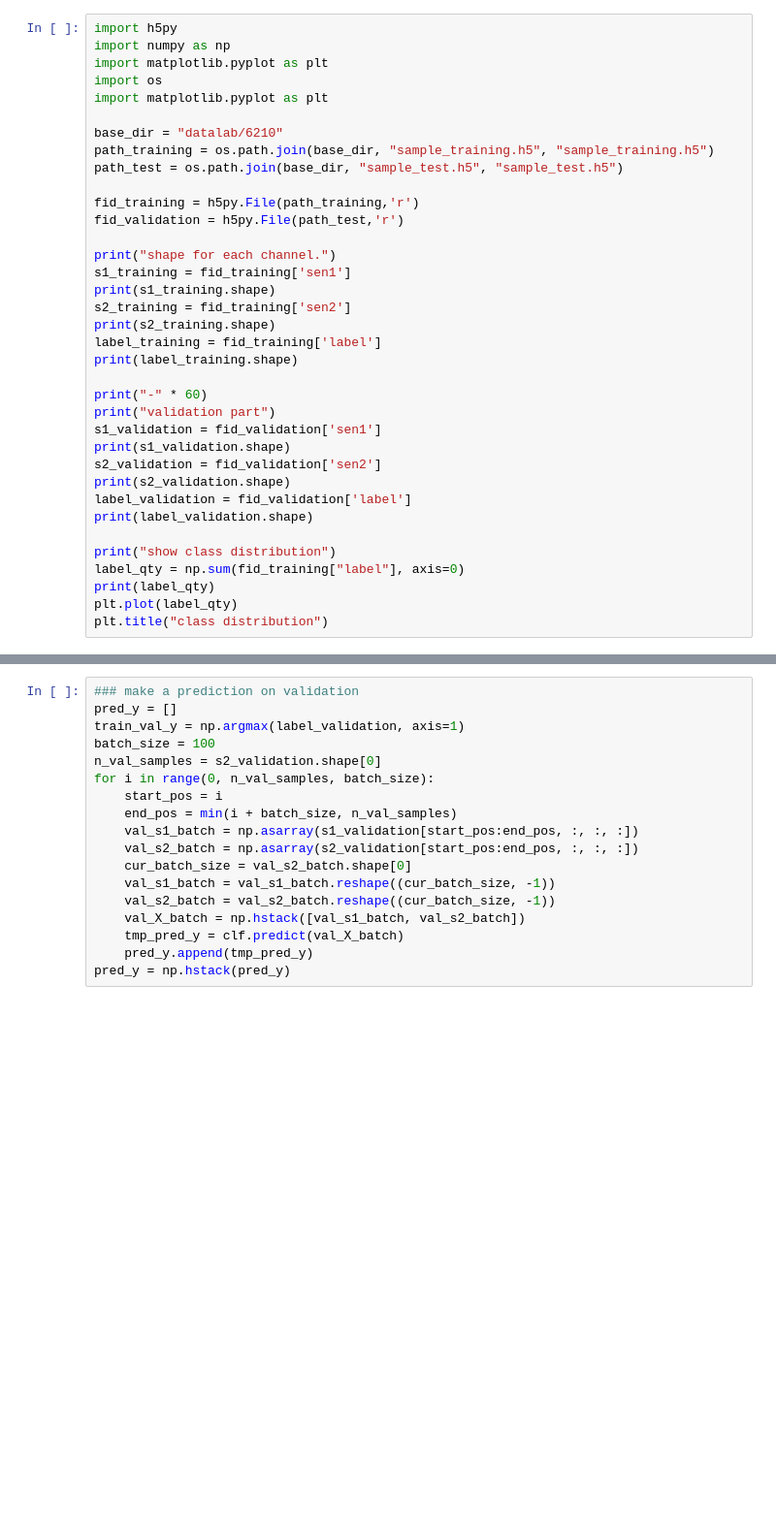
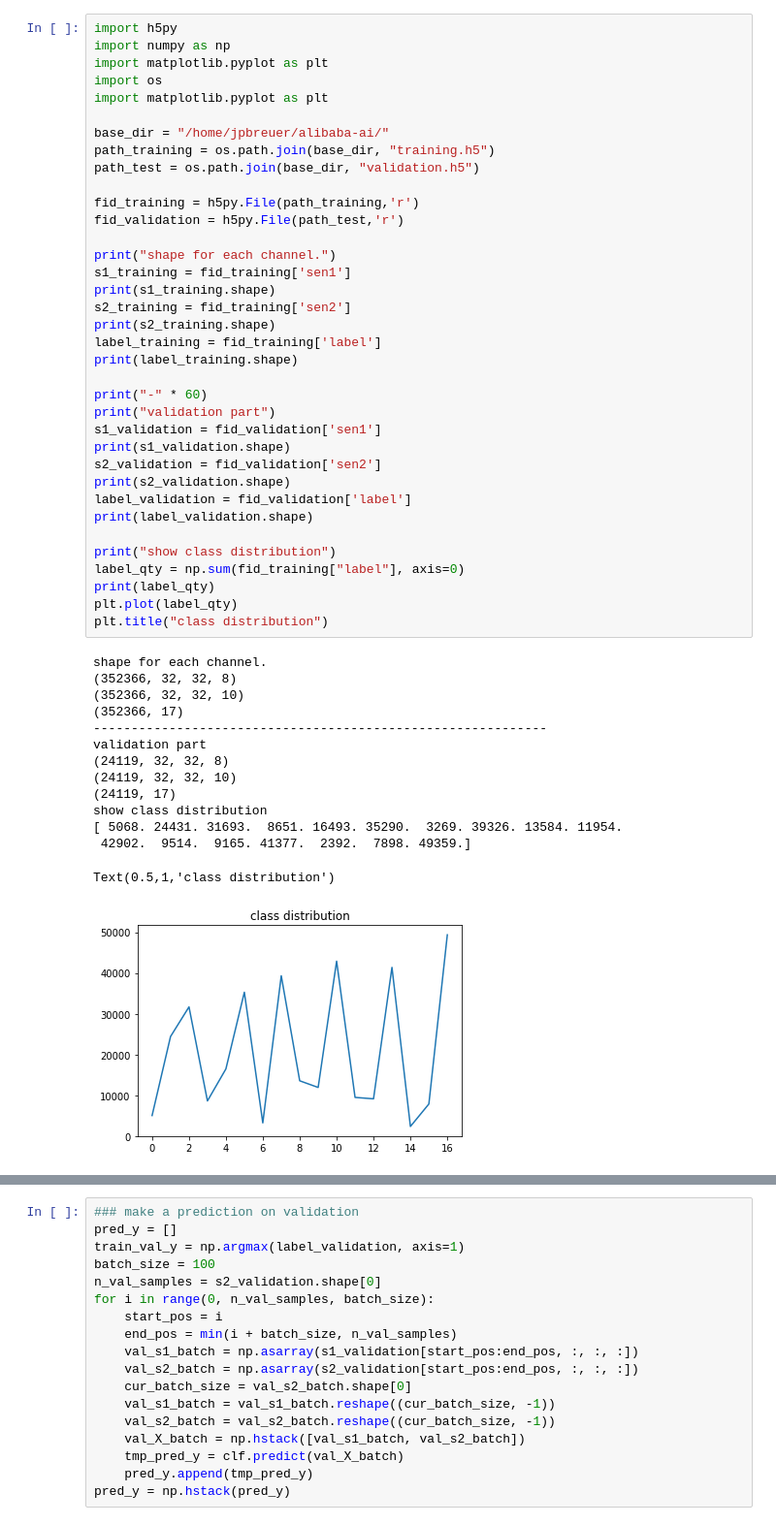
Before and after one commit to jpbreuer/sentinel-classification, a Jupyter notebook: Data-Exploration.ipynb, the cells around one changed output, grey strips where cells are left out. Shown: that part at 97% size. Saved outputs shown, nothing was run; the diff lists cells and outputs as text; blank space fills up the shorter version.

```diff
--- a/Data-Exploration.ipynb
+++ b/Data-Exploration.ipynb
@@ -4,36 +4,51 @@ import numpy as np
 import matplotlib.pyplot as plt
 import os
 import matplotlib.pyplot as plt
 
-base_dir = "datalab/6210"
-path_training = os.path.join(base_dir, "sample_training.h5", "sample_training.h5")
-path_test = os.path.join(base_dir, "sample_test.h5", "sample_test.h5")
+base_dir = "/home/jpbreuer/alibaba-ai/"
+path_training = os.path.join(base_dir, "training.h5")
+path_test = os.path.join(base_dir, "validation.h5")
 
 fid_training = h5py.File(path_training,'r')
 fid_validation = h5py.File(path_test,'r')
 
 print("shape for each channel.")
 s1_training = fid_training['sen1']
 print(s1_training.shape)
 s2_training = fid_training['sen2']
 print(s2_training.shape)
 label_training = fid_training['label']
 print(label_training.shape)
 
 print("-" * 60)
 print("validation part")
 s1_validation = fid_validation['sen1']
 print(s1_validation.shape)
 s2_validation = fid_validation['sen2']
 print(s2_validation.shape)
 label_validation = fid_validation['label']
 print(label_validation.shape)
 
 print("show class distribution")
 label_qty = np.sum(fid_training["label"], axis=0)
 print(label_qty)
 plt.plot(label_qty)
 plt.title("class distribution")
+# %% [output]
+shape for each channel.
+(352366, 32, 32, 8)
+(352366, 32, 32, 10)
+(352366, 17)
+------------------------------------------------------------
+validation part
+(24119, 32, 32, 8)
+(24119, 32, 32, 10)
+(24119, 17)
+show class distribution
+[ 5068. 24431. 31693.  8651. 16493. 35290.  3269. 39326. 13584. 11954.
+ 42902.  9514.  9165. 41377.  2392.  7898. 49359.]
+Text(0.5,1,'class distribution')
+[figure, added]
 # %%
 # visualization, plot the first pair of Sentinel-1 and Sentinel-2 patches of training.h5
 import matplotlib.pyplot as plt
```
Also changed, not shown: parts of 3 cells of this notebook.
